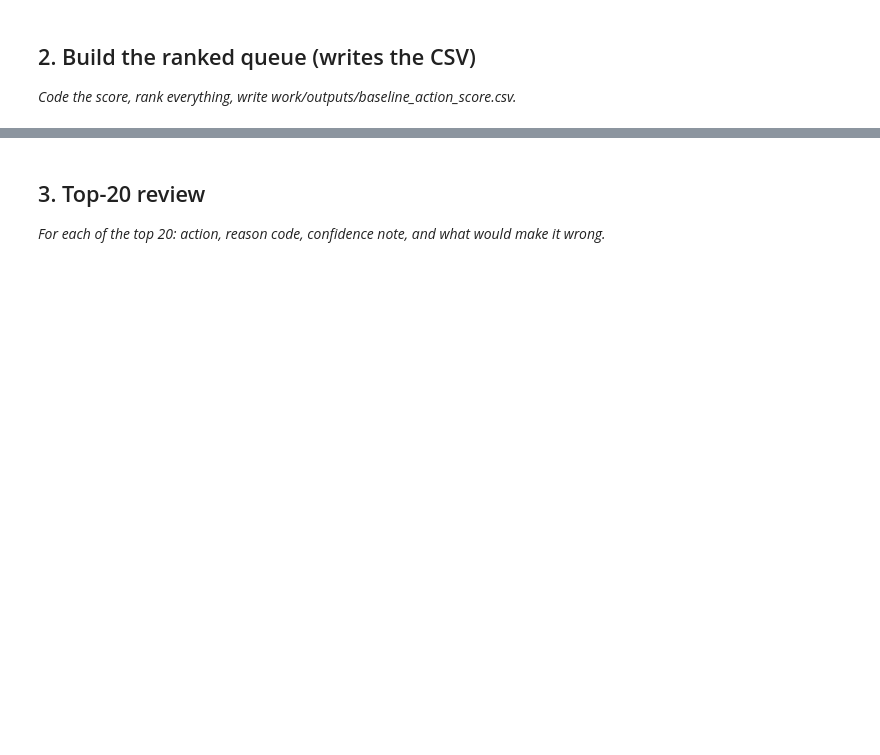
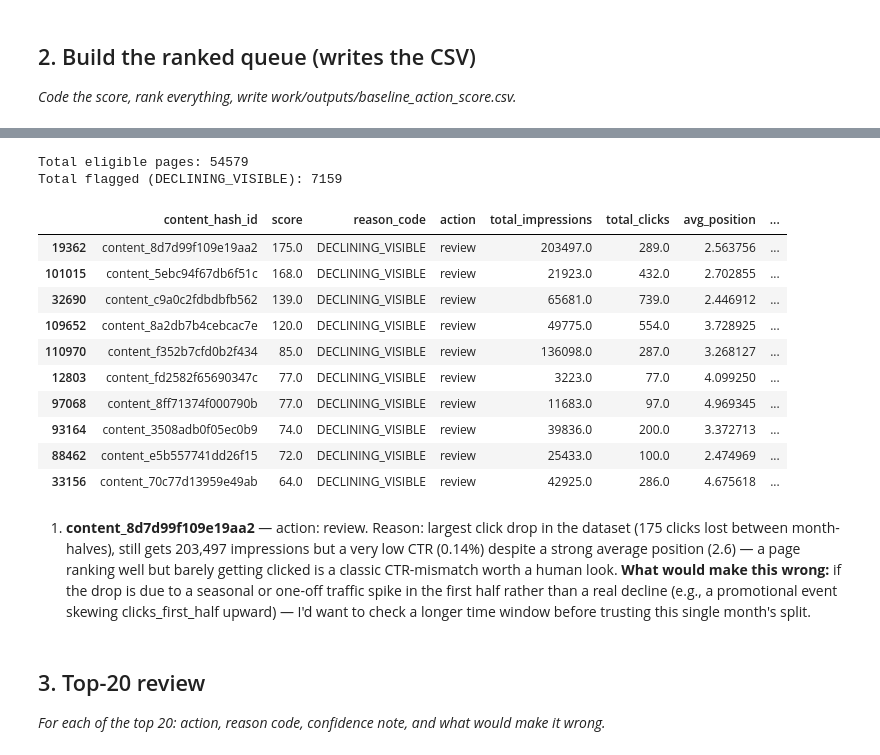
Before and after one commit to abubakarsaleem18/flyrank-internship-ml, a Jupyter notebook: work/notebooks/w04_baseline_score.ipynb, the cells around one changed output, grey strips where cells are left out. Saved outputs shown, nothing was run; the diff lists cells and outputs as text; code cells hidden in the pictures; blank space fills up the shorter version.

```diff
--- a/work/notebooks/w04_baseline_score.ipynb
+++ b/work/notebooks/w04_baseline_score.ipynb
@@ -20,3 +166,57 @@ This skeleton is yours to fill. Work the sections **in order** — each one has
+# %%
+import os
+
+eligible = page_frame[page_frame["search_volume"] > 10].copy()
+
+eligible["score"] = eligible["clicks_first_half"] - eligible["clicks_second_half"]
+
+eligible["reason_code"] = "NO_FLAG"
+eligible.loc[
+    (eligible["needs_review"] == 1) & (eligible["search_volume"] > 10),
+    "reason_code"
+] = "DECLINING_VISIBLE"
+
+eligible["action"] = eligible["reason_code"].map({
+    "DECLINING_VISIBLE": "review",
+    "NO_FLAG": "monitor"
+})
+
+queue = eligible[eligible["reason_code"] == "DECLINING_VISIBLE"].sort_values("score", ascending=False)
+
+queue_out = queue[["content_hash_id", "score", "reason_code", "action",
+                    "total_impressions", "total_clicks", "avg_position",
+                    "ctr", "search_volume"]]
+
+os.makedirs("work/outputs", exist_ok=True)
+queue_out.to_csv("work/outputs/baseline_action_score.csv", index=False)
+
+print(f"Total eligible pages: {len(eligible)}")
+print(f"Total flagged (DECLINING_VISIBLE): {len(queue_out)}")
+queue_out.head(10)
+# %% [output]
+Total eligible pages: 54579
+Total flagged (DECLINING_VISIBLE): 7159
+|  | content_hash_id | score | reason_code | action | total_impressions | total_clicks | avg_position | ... |
+| 19362 | content_8d7d99f109e19aa2 | 175.0 | DECLINING_VISIBLE | review | 203497.0 | 289.0 | 2.563756 | ... |
+| 101015 | content_5ebc94f67db6f51c | 168.0 | DECLINING_VISIBLE | review | 21923.0 | 432.0 | 2.702855 | ... |
+| 32690 | content_c9a0c2fdbdbfb562 | 139.0 | DECLINING_VISIBLE | review | 65681.0 | 739.0 | 2.446912 | ... |
+| 109652 | content_8a2db7b4cebcac7e | 120.0 | DECLINING_VISIBLE | review | 49775.0 | 554.0 | 3.728925 | ... |
+| 110970 | content_f352b7cfd0b2f434 | 85.0 | DECLINING_VISIBLE | review | 136098.0 | 287.0 | 3.268127 | ... |
+| 12803 | content_fd2582f65690347c | 77.0 | DECLINING_VISIBLE | review | 3223.0 | 77.0 | 4.099250 | ... |
+| 97068 | content_8ff71374f000790b | 77.0 | DECLINING_VISIBLE | review | 11683.0 | 97.0 | 4.969345 | ... |
+| 93164 | content_3508adb0f05ec0b9 | 74.0 | DECLINING_VISIBLE | review | 39836.0 | 200.0 | 3.372713 | ... |
+| 88462 | content_e5b557741dd26f15 | 72.0 | DECLINING_VISIBLE | review | 25433.0 | 100.0 | 2.474969 | ... |
+| 33156 | content_70c77d13959e49ab | 64.0 | DECLINING_VISIBLE | review | 42925.0 | 286.0 | 4.675618 | ... |
+# %% [markdown]
+1. **content_8d7d99f109e19aa2** — action: review. Reason: largest click
+   drop in the dataset (175 clicks lost between month-halves), still gets
+   203,497 impressions but a very low CTR (0.14%) despite a strong average
+   position (2.6) — a page ranking well but barely getting clicked is a
+   classic CTR-mismatch worth a human look. **What would make this wrong:**
+   if the drop is due to a seasonal or one-off traffic spike in the first
+   half rather than a real decline (e.g., a promotional event skewing
+   clicks_first_half upward) — I'd want to check a longer time window
+   before trusting this single month's split.
 # %%
 # This cell is for CODE (numbers, a query, a check).
 # Write your text answer in the cell ABOVE this one — typing sentences here breaks Run All.
```
Also changed, not shown: parts of 16 cells of this notebook.
